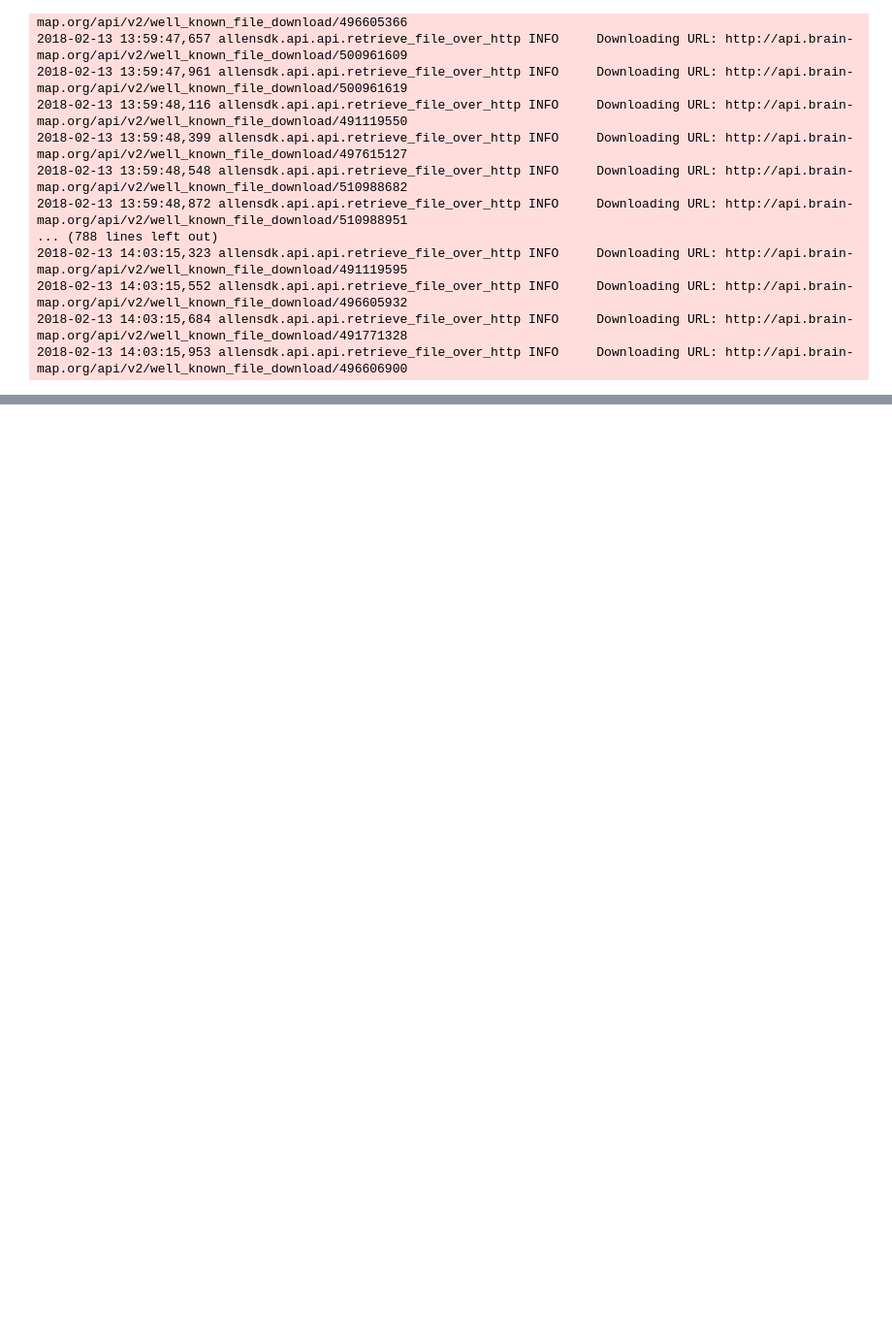
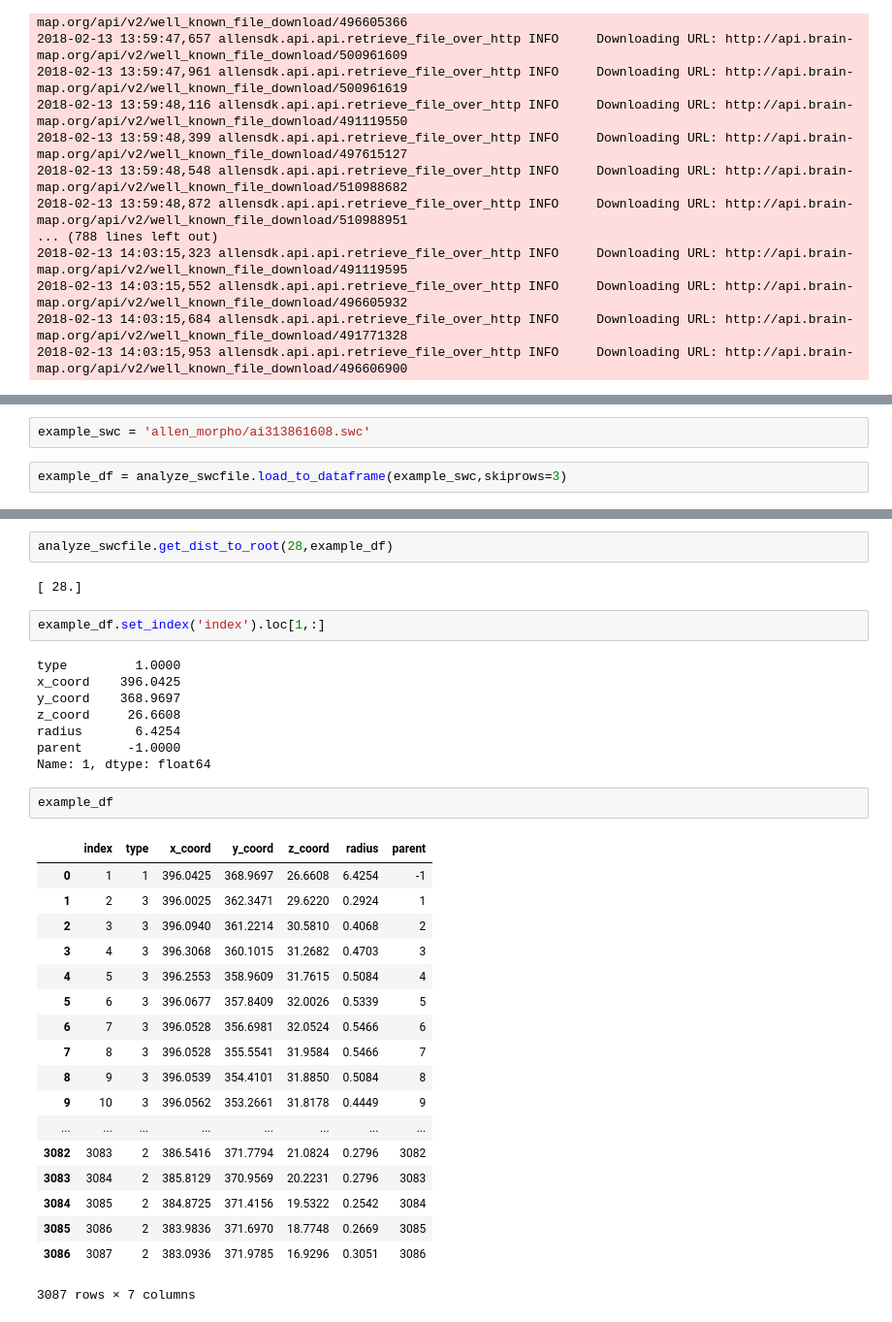
Before and after one commit to q0j0p/aibs, a Jupyter notebook: Load Allen Institute Data.ipynb, the cells around one changed output, grey strips where cells are left out. Shown: that part at 97% size. Saved outputs shown, nothing was run; the diff lists cells and outputs as text; blank space fills up the shorter version.

```diff
--- a/Load Allen Institute Data.ipynb
+++ b/Load Allen Institute Data.ipynb
@@ -176,0 +88,4 @@ coll.find_one()
+# %%
+example_swc = 'allen_morpho/ai313861608.swc'
+# %%
+example_df = analyze_swcfile.load_to_dataframe(example_swc,skiprows=3)
@@ -176,0 +220,35 @@ coll.find_one()
+# %%
+analyze_swcfile.get_dist_to_root(28,example_df)
+# %% [output]
+[ 28.]
+# %%
+example_df.set_index('index').loc[1,:]
+# %% [output]
+type         1.0000
+x_coord    396.0425
+y_coord    368.9697
+z_coord     26.6608
+radius       6.4254
+parent      -1.0000
+Name: 1, dtype: float64
+# %%
+example_df
+# %% [output]
+|  | index | type | x_coord | y_coord | z_coord | radius | parent |
+| 0 | 1 | 1 | 396.0425 | 368.9697 | 26.6608 | 6.4254 | -1 |
+| 1 | 2 | 3 | 396.0025 | 362.3471 | 29.6220 | 0.2924 | 1 |
+| 2 | 3 | 3 | 396.0940 | 361.2214 | 30.5810 | 0.4068 | 2 |
+| 3 | 4 | 3 | 396.3068 | 360.1015 | 31.2682 | 0.4703 | 3 |
+| 4 | 5 | 3 | 396.2553 | 358.9609 | 31.7615 | 0.5084 | 4 |
+| 5 | 6 | 3 | 396.0677 | 357.8409 | 32.0026 | 0.5339 | 5 |
+| 6 | 7 | 3 | 396.0528 | 356.6981 | 32.0524 | 0.5466 | 6 |
+| 7 | 8 | 3 | 396.0528 | 355.5541 | 31.9584 | 0.5466 | 7 |
+| 8 | 9 | 3 | 396.0539 | 354.4101 | 31.8850 | 0.5084 | 8 |
+| 9 | 10 | 3 | 396.0562 | 353.2661 | 31.8178 | 0.4449 | 9 |
+| ... | ... | ... | ... | ... | ... | ... | ... |
+| 3082 | 3083 | 2 | 386.5416 | 371.7794 | 21.0824 | 0.2796 | 3082 |
+| 3083 | 3084 | 2 | 385.8129 | 370.9569 | 20.2231 | 0.2796 | 3083 |
+| 3084 | 3085 | 2 | 384.8725 | 371.4156 | 19.5322 | 0.2542 | 3084 |
+| 3085 | 3086 | 2 | 383.9836 | 371.6970 | 18.7748 | 0.2669 | 3085 |
+| 3086 | 3087 | 2 | 383.0936 | 371.9785 | 16.9296 | 0.3051 | 3086 |
+3087 rows × 7 columns
```
Also changed, not shown: parts of 27 cells of this notebook.
